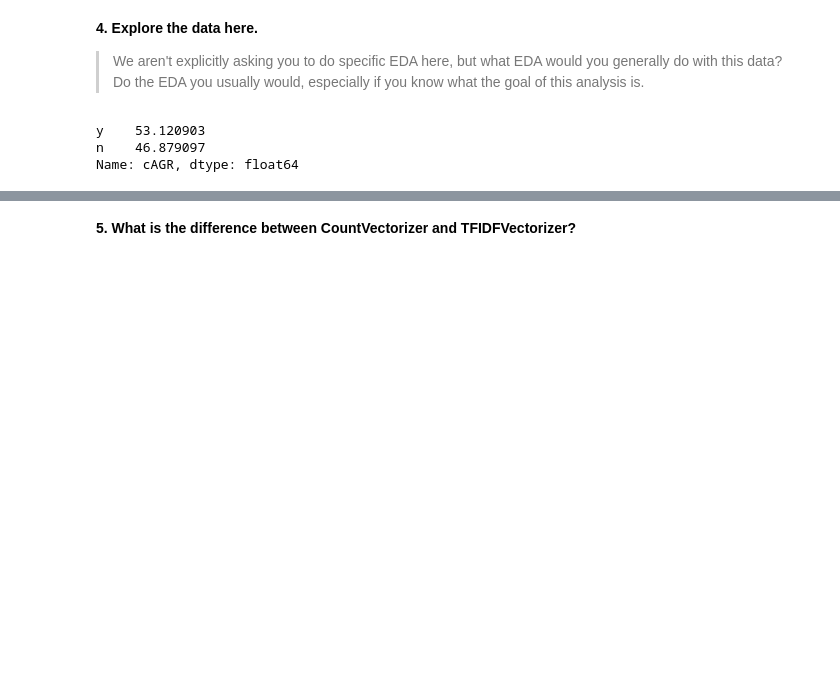
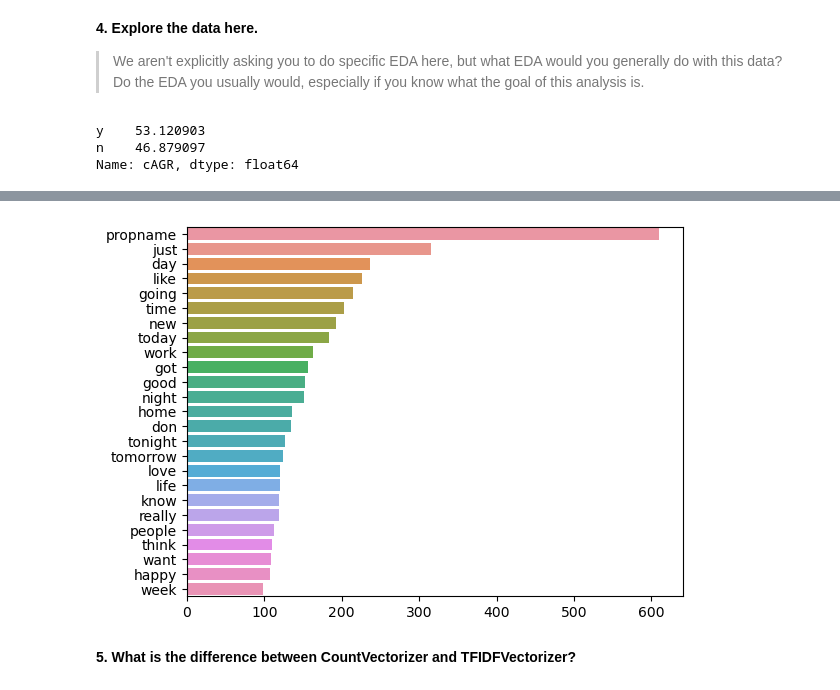
Before and after one commit to suwichacle22/modeling_five_traits, a Jupyter notebook: starter-code.ipynb, the cells around one changed output, grey strips where cells are left out. Drawn from its saved outputs; the diff is of its cells as text; code cells hidden in the pictures; blank space fills up the shorter version.

```diff
--- a/starter-code.ipynb
+++ b/starter-code.ipynb
@@ -116,0 +148,4 @@ Name: cAGR, dtype: float64
+# %%
+# show 25 most common words form low-cAGR
+low_cAGR = text_and_scores[text_and_scores['cAGR'] == 'n'].drop('cAGR', axis=1).sum().sort_values(ascending=False).head(25)
+low_cAGR
@@ -117,3 +174,7 @@ Name: cAGR, dtype: float64
+# %%
+sns.barplot(x=low_cAGR, y=low_cAGR.index);
+# %% [output]
+[figure, added]
 # %% [markdown]
 **5. What is the difference between CountVectorizer and TFIDFVectorizer?**
 # %% [markdown]
```
Also changed, not shown: parts of 23 cells of this notebook.
